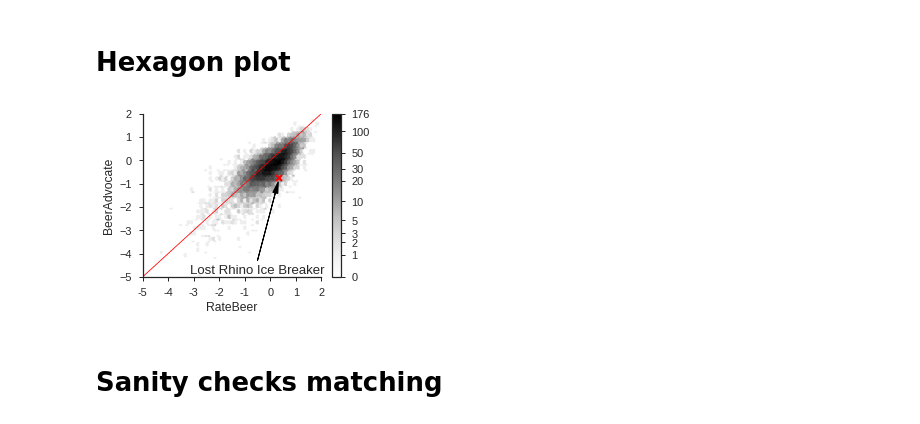
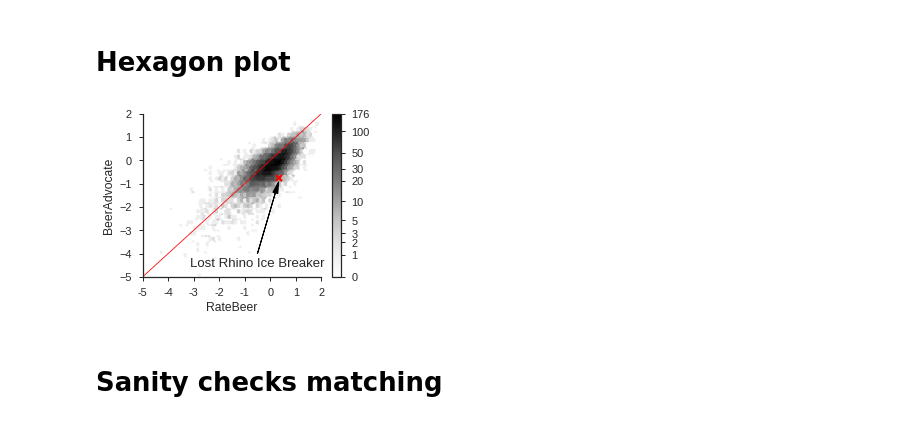
Before and after one commit to epfl-dlab/when_sheep_shop, a Jupyter notebook: code/notebooks/5-plots_paper/plots.ipynb, the cells around one changed output. Drawn from its saved outputs; the diff is of its cells as text; code cells hidden in the pictures.

```diff
--- a/code/notebooks/5-plots_paper/plots.ipynb
+++ b/code/notebooks/5-plots_paper/plots.ipynb
@@ -352,36 +354,36 @@ sns.set_style("ticks", {"xtick.major.size": 4,
                         "ytick.major.size": 4})
 
 
 ax = plt.subplot(111)
 ax.spines['right'].set_visible(False)
 ax.spines['top'].set_visible(False)
 
 hb = ax.hexbin(df['rb'][key], df['ba'][key], gridsize=50, bins='log', cmap='Greys')
 ax.plot([-5, 2], [-5, 2], 'red', linewidth=0.8)
 
 ax.axis([-5, 2, -5, 2])
 plt.xticks(list(range(-5, 3)), list(range(-5, 3)))
 
 plt.xlabel('RateBeer')
 plt.ylabel('BeerAdvocate')
 
 cb = plt.colorbar(hb, ax=ax, ticks=log_ticks)
 cb.ax.set_yticklabels(ticks)
 ax.set_facecolor('white')
 row = df.loc[idx]
 name = row['rb']['beer_name']
 x = row['rb'][key]
 y = row['ba'][key]
 
 plt.plot([x], [y], 'x', color='r', mew=2, ms=6)
 
-plt.arrow(-0.5, -4.3, x+0.35, 2.9, linewidth=1, head_width=0.2, head_length=0.5, fc='k', ec='k')
+plt.arrow(-0.5, -4, x+0.35, 2.6, linewidth=1, head_width=0.2, head_length=0.5, fc='k', ec='k')
 
-plt.text(-0.5, -5, name, horizontalalignment='center', verticalalignment='bottom')
+plt.text(-0.5, -4.7, name, horizontalalignment='center', verticalalignment='bottom')
 
 plt.savefig(save_folder + 'hexhist_zscores_example.pdf', bbox_inches='tight')
 # %% [output]
-[figure, old version]
+[figure, new version]
 # %% [markdown]
 # Sanity checks matching
 # %%
```
Also changed, not shown: parts of 8 cells of this notebook, 8 other files.
